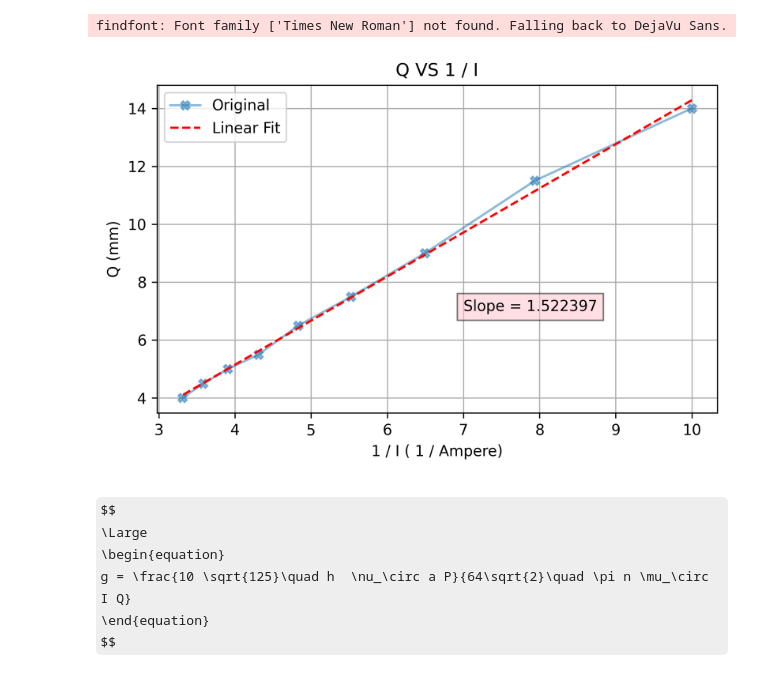
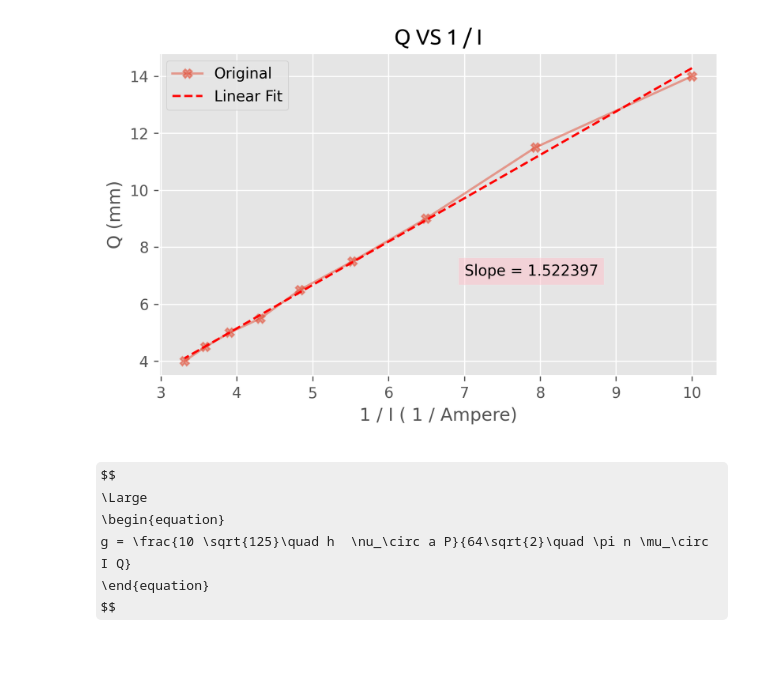
Before and after one commit to jithu7432/genlab-experiments, a Jupyter notebook: Electron Spin Resonance/test.ipynb, the cells around one changed output. Cells and saved outputs as stored; diff of their text form; code cells hidden in the pictures; some formulas as TeX source.

```diff
--- a/Electron Spin Resonance/test.ipynb
+++ b/Electron Spin Resonance/test.ipynb
@@ -7,25 +7,25 @@ import matplotlib.pyplot as plt
 import seaborn as sns
 plt.rcParams['figure.dpi'] = 300
 plt.rcParams['axes.grid'] = True
+plt.style.use('ggplot')
 # %%
 data = pd.read_csv('dataset.csv')
 Q = np.array([x/2 for x in data['2Q']])
 I = np.array([b for b in data['I']])
 # %%
-csfont = {'fontname':'Times New Roman'}
+csfont = {'fontname':'Ubuntu'}
 plt.title("Q VS 1 / I",**csfont)
 plt.plot(1/I,Q,'-X',alpha = 0.5)
 plt.xlabel("1 / I ( 1 / Ampere)")
 plt.ylabel("Q (mm)")
 m, c = np.polyfit(1/I,Q,1)
 plt.text(7,7,'Slope = {}'.format(m.__round__(6)),bbox=dict(facecolor='pink', alpha=0.5))
 plt.plot(1/I, m*(1/I) + c,'--',color = 'red')
 plt.legend(["Original","Linear Fit"])
 plt.tight_layout()
 plt.savefig('Figure')
 # %% [output]
-findfont: Font family ['Times New Roman'] not found. Falling back to DejaVu Sans.
-[figure, old version]
+[figure, new version]
 # %%
 # Datas
 h = 6.6261 * 10**-27    # h in CGS
```
Also changed, not shown: 5 other files.
